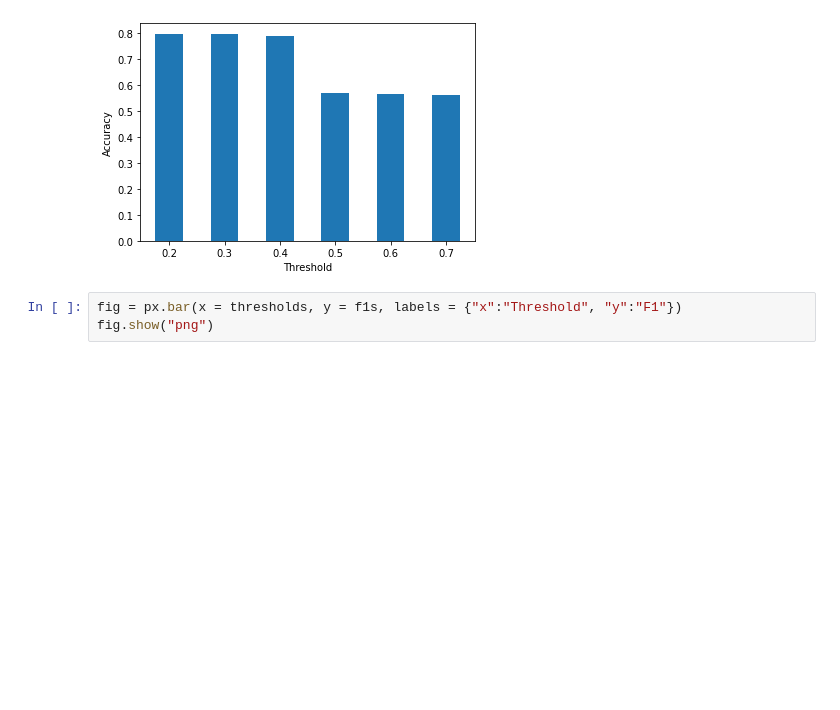
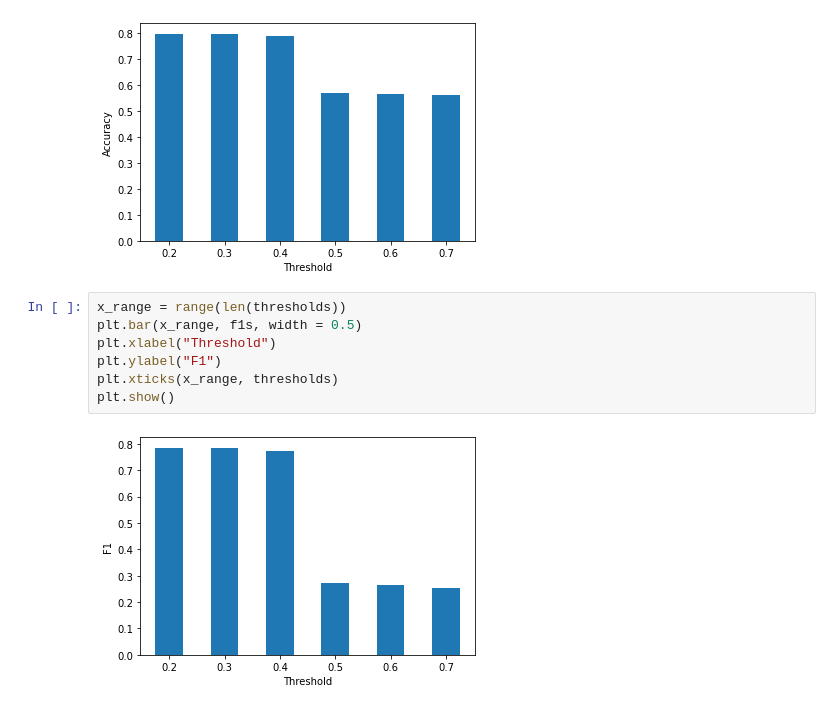
Before and after one commit to shaneluna/smokeynet-engineering, a Jupyter notebook: notebooks/wfabba/2_model_accuracy_scoring.ipynb, the cells around one changed output. Drawn from its saved outputs; the diff is of its cells as text; blank space fills up the shorter version.

```diff
--- a/notebooks/wfabba/2_model_accuracy_scoring.ipynb
+++ b/notebooks/wfabba/2_model_accuracy_scoring.ipynb
@@ -228,5 +228,11 @@ plt.show()
 # %% [output]
 [figure]
 # %%
-fig = px.bar(x = thresholds, y = f1s, labels = {"x":"Threshold", "y":"F1"})
-fig.show("png")
+x_range = range(len(thresholds))
+plt.bar(x_range, f1s, width = 0.5)
+plt.xlabel("Threshold")
+plt.ylabel("F1")
+plt.xticks(x_range, thresholds)
+plt.show()
+# %% [output]
+[figure, added]
```
